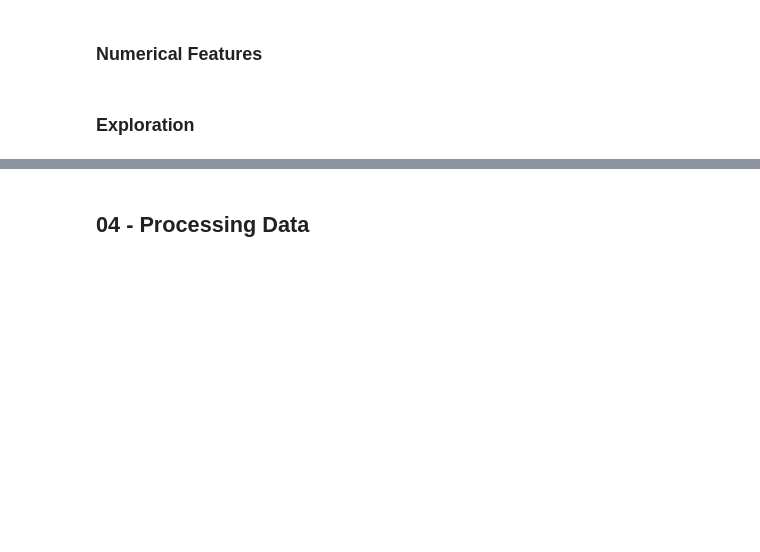
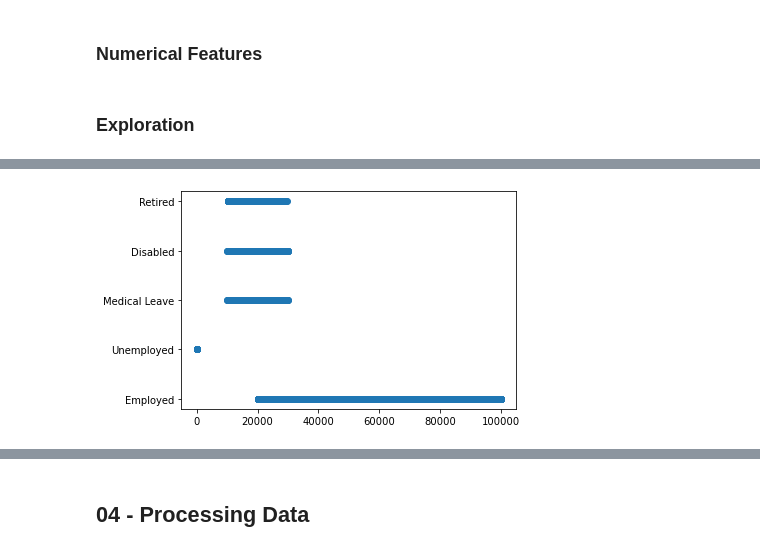
Before and after one commit to powerflo-data/lab-customer-analysis-final-round, a Jupyter notebook: files_for_lab/csv_files/lab-customer-analysis-final-round.ipynb, the cells around one changed output, grey strips where cells are left out. Saved outputs shown, nothing was run; the diff lists cells and outputs as text; code cells hidden in the pictures; blank space fills up the shorter version.

```diff
--- a/files_for_lab/csv_files/lab-customer-analysis-final-round.ipynb
+++ b/files_for_lab/csv_files/lab-customer-analysis-final-round.ipynb
@@ -224,0 +227,10 @@ lower_limit = np.percentile(testdata['customer_lifetime_value'],25) - 3*iqr
+# %%
+# replacing zero income which equals unemployment with at least the minimum amount of income of other low income
+# employment statusses, since it will be take into account in cat_values
+plt.scatter(x=testdata['income'], y=X_cat['employmentstatus'])
+plt.show()
+df_temp = X_num.copy()
+df_temp[df_temp['income']==0] = 10000
+testdata['income'] = df_temp['income']
+# %% [output]
+[figure, added]
```
Also changed, not shown: parts of 40 cells of this notebook.
